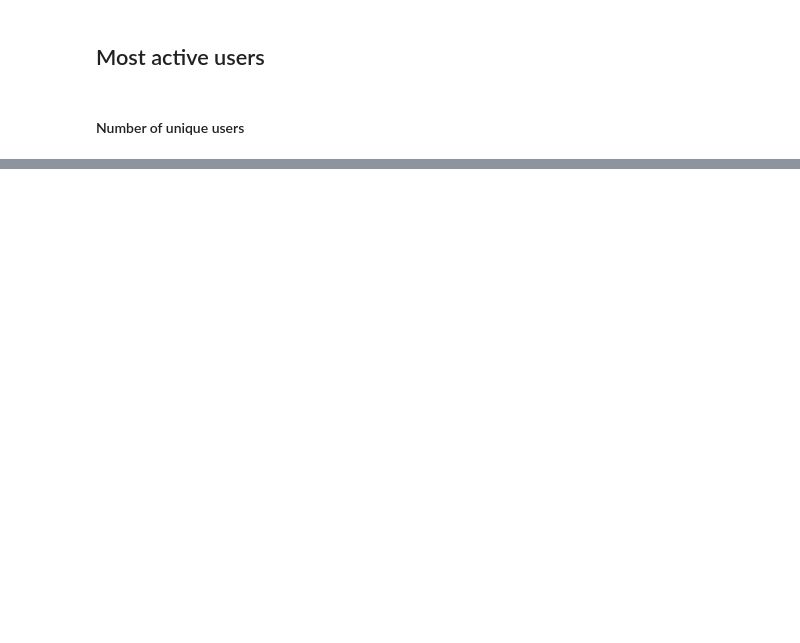
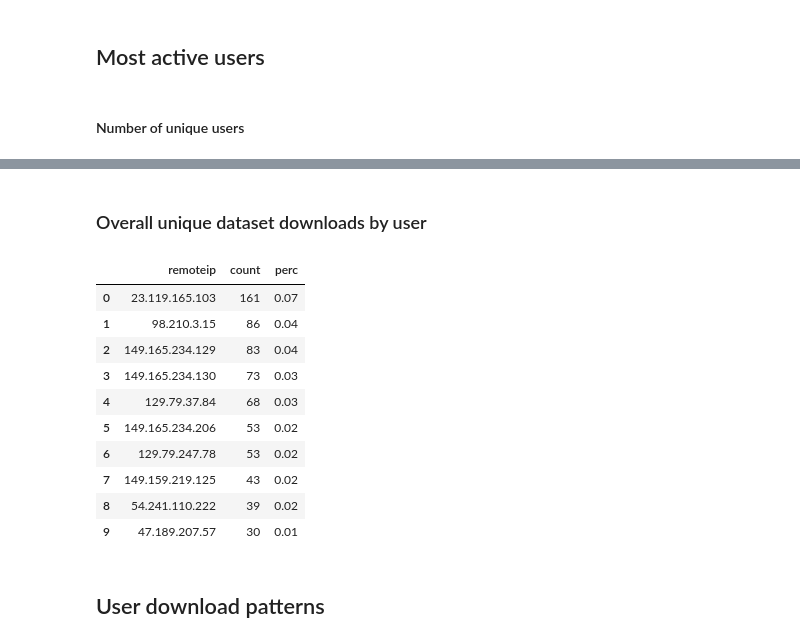
Before and after one commit to rcannood/single-cell-curation, a Jupyter notebook: metrics/single_cell_download_metrics.ipynb, the cells around one changed output, grey strips where cells are left out. Cells and saved outputs as stored; diff of their text form; code cells hidden in the pictures; blank space fills up the shorter version.

```diff
--- a/metrics/single_cell_download_metrics.ipynb
+++ b/metrics/single_cell_download_metrics.ipynb
@@ -417,0 +435,23 @@ users[['remoteip', 'count', 'perc']][:10]
+# %% [markdown]
+### Overall unique dataset downloads by user
+# %%
+users_first = combined[['dataset_id', 'dataset_name','download_dt','remoteip']].drop_duplicates()
+users_first = users_first.sort_values(['remoteip', 'dataset_id', 'download_dt']).drop_duplicates(subset=['remoteip', 'dataset_id'], keep = 'first').reset_index(drop = True)
+users_first['count'] = 1
+users_first = users_first[['remoteip', 'count']].groupby(['remoteip']).sum().reset_index()
+users_first= users_first.sort_values(by=['count'], ascending = False).reset_index(drop = True)
+users_first['total'] = users_first['count'].sum()
+users_first['perc'] = round(users_first['count']/users['total'], 2)
+users_first[['remoteip', 'count', 'perc']][:10]
+# %% [output]
+|  | remoteip | count | perc |
+| 0 | 23.119.165.103 | 161 | 0.07 |
+| 1 | 98.210.3.15 | 86 | 0.04 |
+| 2 | 149.165.234.129 | 83 | 0.04 |
+| 3 | 149.165.234.130 | 73 | 0.03 |
+| 4 | 129.79.37.84 | 68 | 0.03 |
+| 5 | 149.165.234.206 | 53 | 0.02 |
+| 6 | 129.79.247.78 | 53 | 0.02 |
+| 7 | 149.159.219.125 | 43 | 0.02 |
+| 8 | 54.241.110.222 | 39 | 0.02 |
+| 9 | 47.189.207.57 | 30 | 0.01 |
@@ -417,0 +466,2 @@ users[['remoteip', 'count', 'perc']][:10]
+# %% [markdown]
+## User download patterns
```
Also changed, not shown: parts of 44 cells of this notebook.
